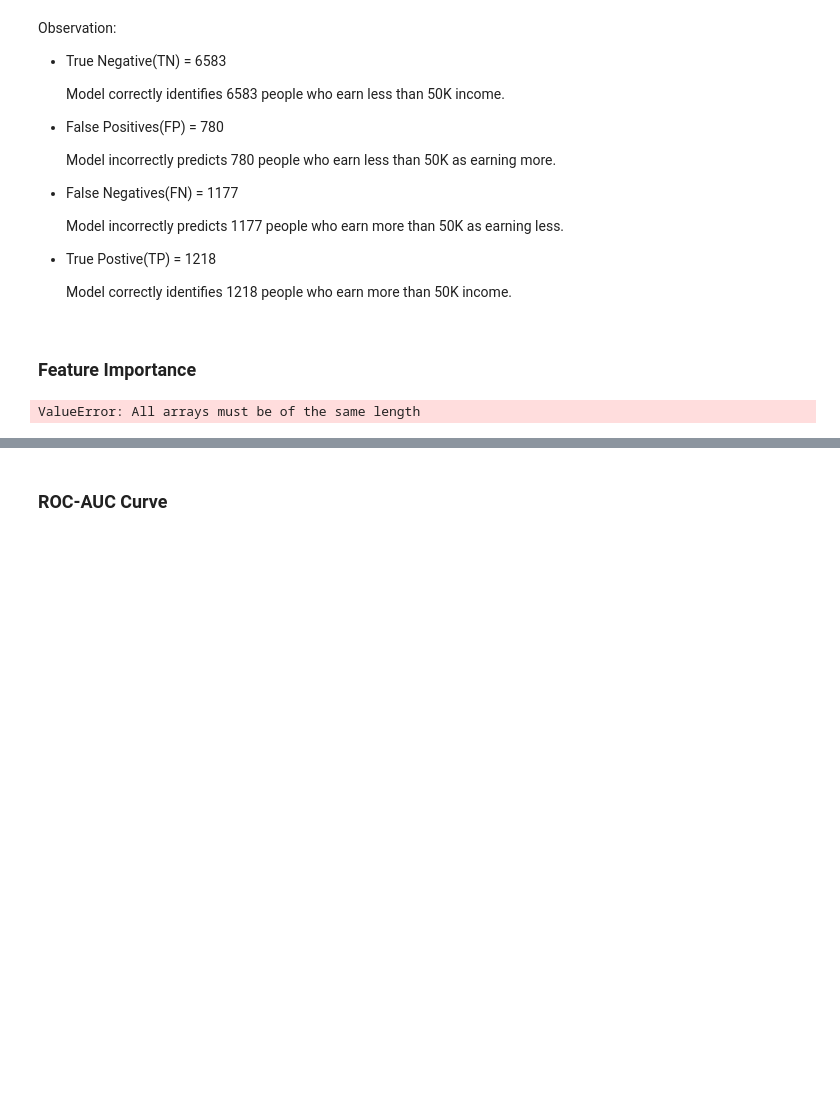
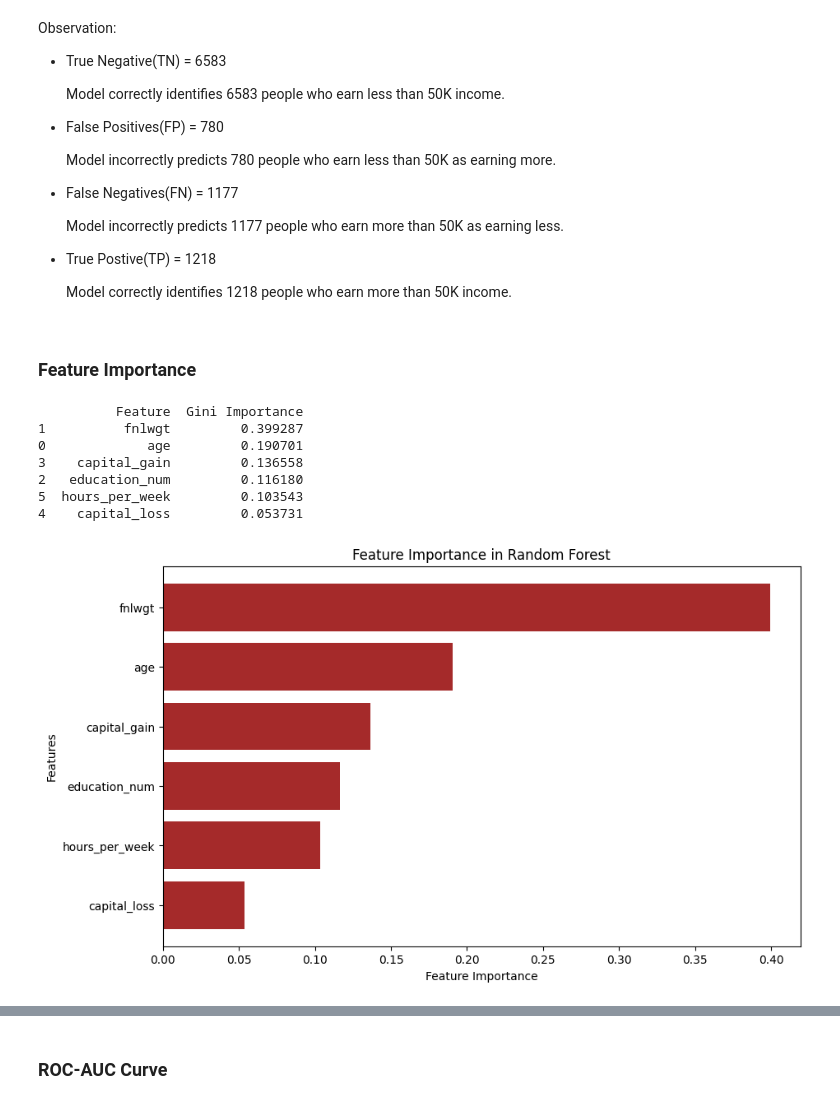
Before and after one commit to Graceyujung/ML, a Jupyter notebook: classification_modeling/Grace_Classification_Modeling.ipynb, the cells around one changed output, grey strips where cells are left out. Cells and saved outputs as stored; diff of their text form; code cells hidden in the pictures; blank space fills up the shorter version.

```diff
--- a/classification_modeling/Grace_Classification_Modeling.ipynb
+++ b/classification_modeling/Grace_Classification_Modeling.ipynb
@@ -1117,7 +1115,3 @@ Observation: Of all the combinations explored, C =  and kernel =  gives the high
-# %%
-svc_opt = SVC(probability=True)
-svc_opt.fit(X_train_scaled, Y_train)
-Y_pred = svc_opt.predict(X_test_scaled)
 # %% [markdown]
 ### Random Forest
 # %%
@@ -1174,9 +1168,24 @@ Observation:
 # %%
 importances = rf.feature_importances_
 
-#Sort the feature importances in the descending order of Gini importance
-feature_names = X.columns
+# Sort the feature importances in the descending order of Gini importance
+feature_names = X_train_scaled.columns
 feature_imp_df = pd.DataFrame({'Feature': feature_names, 'Gini Importance': importances}).sort_values('Gini Importance', ascending=False)
 print(feature_imp_df)
+
+plt.figure(figsize=(10, 6))
+plt.barh(feature_imp_df['Feature'], feature_imp_df['Gini Importance'], color='brown')
+plt.xlabel("Feature Importance")
+plt.ylabel("Features")
+plt.title("Feature Importance in Random Forest")
+plt.gca().invert_yaxis() # descending order
+plt.show()
 # %% [output]
-ValueError: All arrays must be of the same length
+          Feature  Gini Importance
+1          fnlwgt         0.399287
+0             age         0.190701
+3    capital_gain         0.136558
+2   education_num         0.116180
+5  hours_per_week         0.103543
+4    capital_loss         0.053731
+[figure, added]
```
Also changed, not shown: parts of 42 cells of this notebook.
